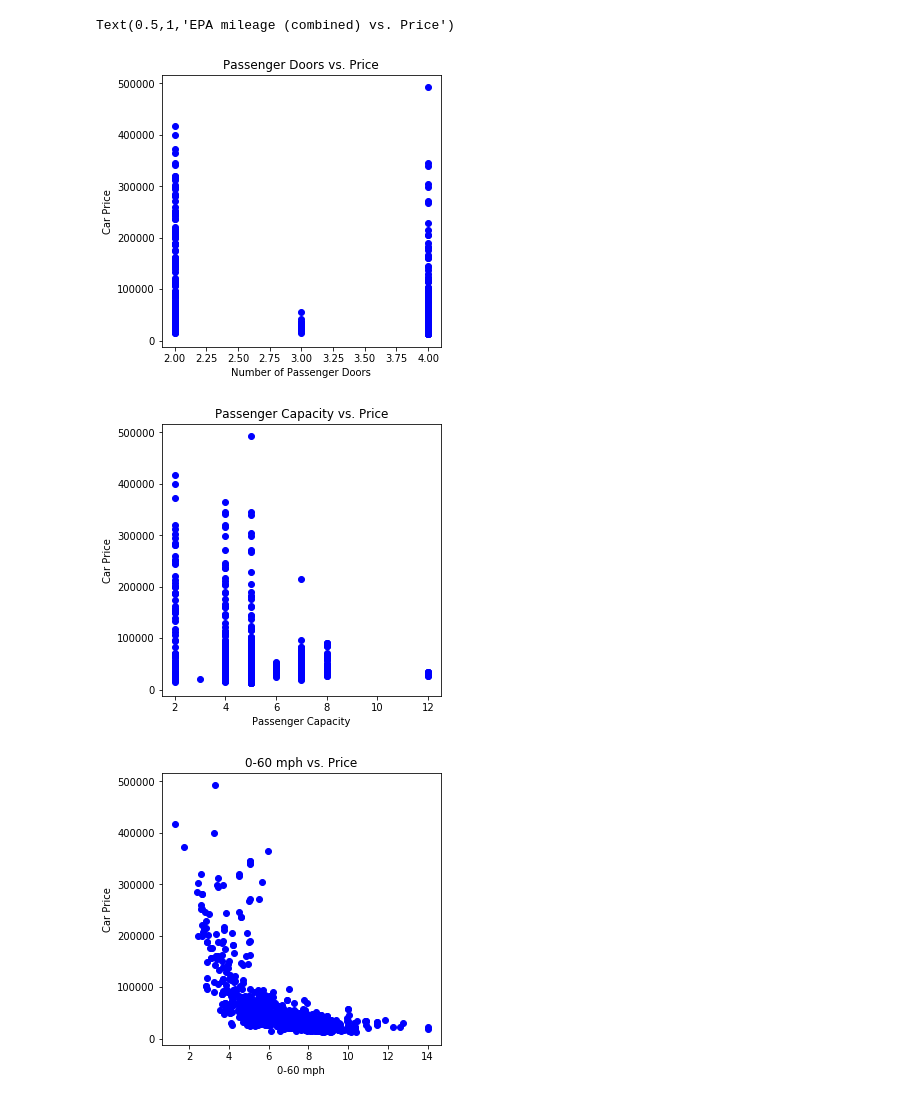
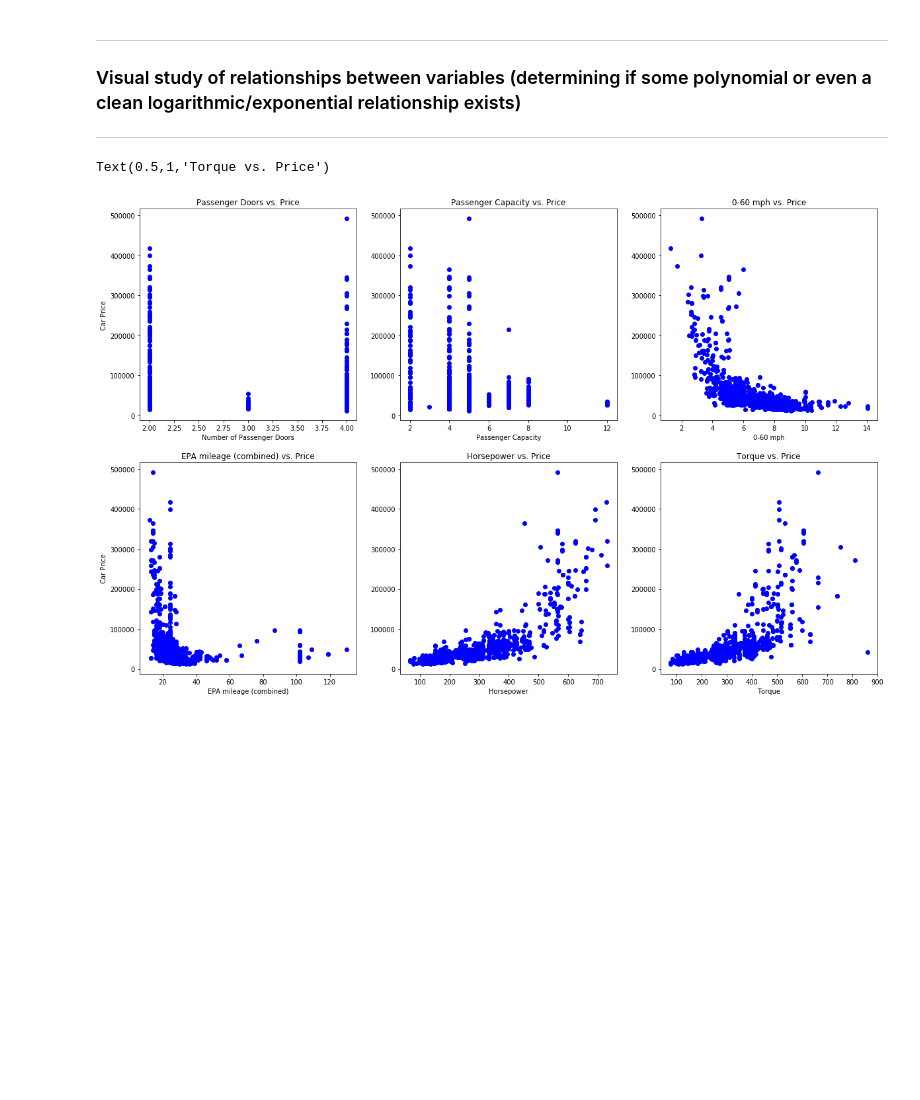
Before and after one commit to NicholasNikolov/2019-CarPriceModel, a Jupyter notebook: Predictive Modeling.ipynb, the cells around one changed output. Drawn from its saved outputs; the diff is of its cells as text; code cells hidden in the pictures; blank space fills up the shorter version.

Commit message:
Adjusted Plot positioning
I've adjusted the positioning of the univariate visual analysis graphs to be more concise. I also added a few additional plots.

```diff
--- a/Predictive Modeling.ipynb
+++ b/Predictive Modeling.ipynb
@@ -34,36 +31,58 @@ _______
+# %% [markdown]
+_______
+### Visual study of relationships between variables (determining if some polynomial or even a clean logarithmic/exponential relationship exists)
+__________
 # %%
 # Clearly identified non-linear relationships:
 # 0-60 mph
 
+plt.figure(figsize=[20,20])
 # Relationship between y and 'Passenger Doors' is not clear
-plt.figure(figsize=[5,5])
+plt.subplot(331)
+#plt.figure(figsize=[5,5])
 plt.plot(X['Passenger Doors'],y,'bo')
 plt.xlabel('Number of Passenger Doors')
 plt.ylabel('Car Price')
 plt.title('Passenger Doors vs. Price')
 
 # Passenger Capacity might have a negative relationship with price
-plt.figure(figsize=[5,5])
+plt.subplot(332)
+#plt.figure(figsize=[5,5])
 plt.plot(X['Passenger Capacity'],y,'bo')
 plt.xlabel('Passenger Capacity')
-plt.ylabel('Car Price')
+# plt.ylabel('Car Price')
 plt.title('Passenger Capacity vs. Price')
 
 # NON-LINEAR negative RELATIONSHIP BETWEEN price and 0-60 mph
-plt.figure(figsize=[5,5])
+plt.subplot(333)
+#plt.figure(figsize=[5,5])
 plt.plot(X['0-60 mph'],y,'bo')
 plt.xlabel('0-60 mph')
-plt.ylabel('Car Price')
+# plt.ylabel('Car Price')
 plt.title('0-60 mph vs. Price')
 
 # Most expensive cars all seem to be below 30 mpg. Not much of a clear relationship visible.
-plt.figure(figsize=[5,5])
+plt.subplot(334)
+# plt.figure(figsize=[5,5])
 plt.plot(X['EPA mileage (combined)'],y,'bo')
 plt.xlabel('EPA mileage (combined)')
 plt.ylabel('Car Price')
 plt.title('EPA mileage (combined) vs. Price')
+
+# Linear relationship appears visible until the ~400hp range before price substantially increases. Possibly representable by a piecewise function
+# plt.figure(figsize=[5,5])
+plt.subplot(335)
+plt.plot(X['Horsepower'],y,'bo')
+plt.xlabel('Horsepower')
+plt.title('Horsepower vs. Price')
+
+# Expectedly, torque and hp likely exhibit a degree of multicollinearity. A similar relationship seems to exist here.
+# plt.figure(figsize=[5,5])
+plt.subplot(336)
+plt.plot(X['Torque'],y,'bo')
+plt.xlabel('Torque')
+# plt.ylabel('Car Price')
+plt.title('Torque vs. Price')
 # %% [output]
-Text(0.5,1,'EPA mileage (combined) vs. Price')
+Text(0.5,1,'Torque vs. Price')
-[figure, old version]
+[figure, new version]
-[figure, removed]
-[figure, removed]
```
Also changed, not shown: parts of 2 cells of this notebook.
